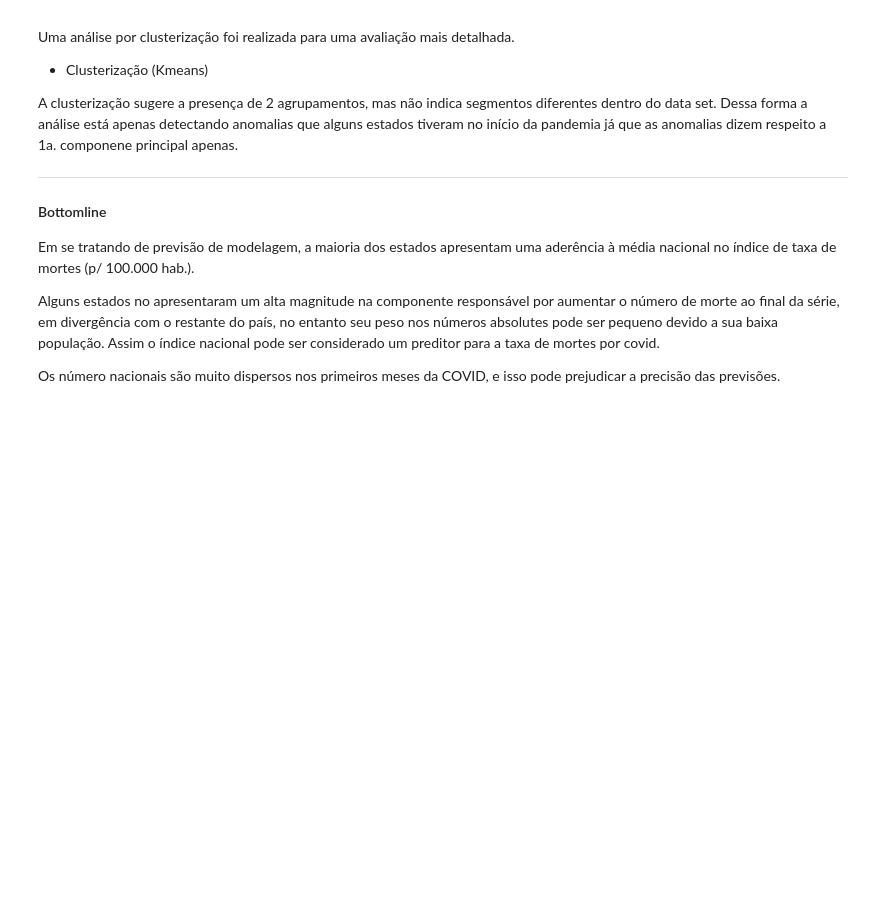
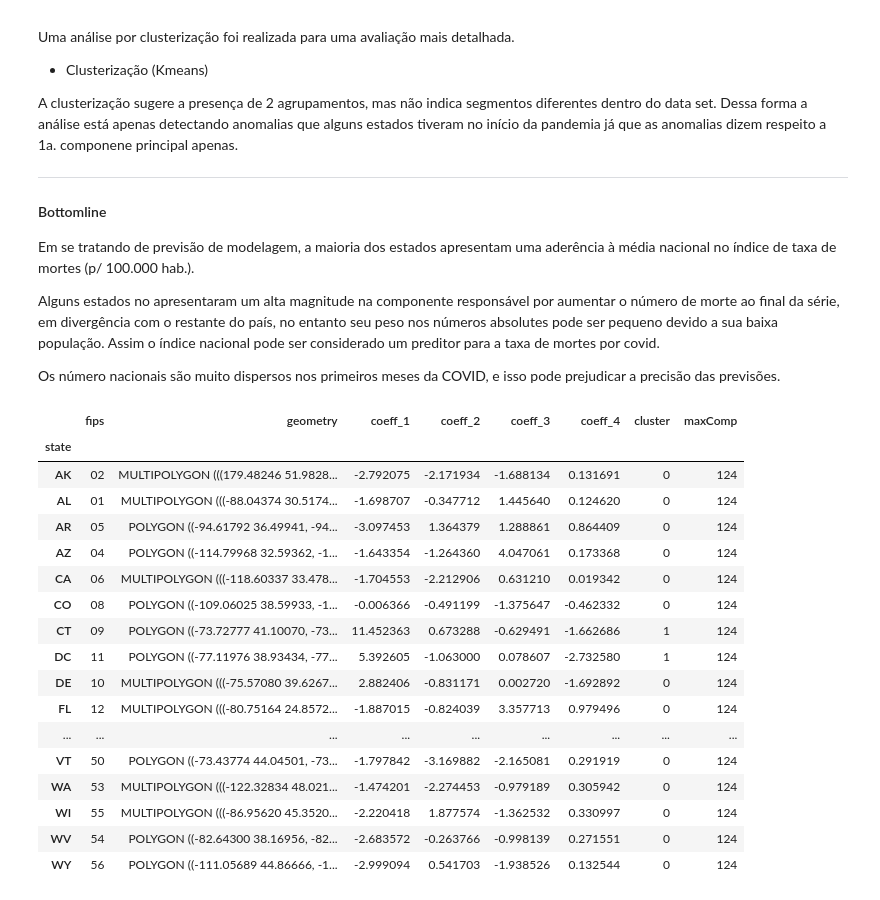
Before and after one commit to C0nrado/covid_prediction, a Jupyter notebook: 02_EDA_avancada.ipynb, the cells around one changed output. Saved outputs shown, nothing was run; the diff lists cells and outputs as text; code cells hidden in the pictures; blank space fills up the shorter version.

```diff
--- a/02_EDA_avancada.ipynb
+++ b/02_EDA_avancada.ipynb
@@ -268,0 +275,21 @@ Os número nacionais são muito dispersos nos primeiros meses da COVID, e isso p
+# %%
+usa.assign(maxComp = np.argmax(usa.filter(regex=r'[0-9]$', axis=1)))
+# %% [output]
+|  | fips | geometry | coeff_1 | coeff_2 | coeff_3 | coeff_4 | cluster | maxComp |
+| state |  |  |  |  |  |  |  |  |
+| AK | 02 | MULTIPOLYGON (((179.48246 51.9828... | -2.792075 | -2.171934 | -1.688134 | 0.131691 | 0 | 124 |
+| AL | 01 | MULTIPOLYGON (((-88.04374 30.5174... | -1.698707 | -0.347712 | 1.445640 | 0.124620 | 0 | 124 |
+| AR | 05 | POLYGON ((-94.61792 36.49941, -94... | -3.097453 | 1.364379 | 1.288861 | 0.864409 | 0 | 124 |
+| AZ | 04 | POLYGON ((-114.79968 32.59362, -1... | -1.643354 | -1.264360 | 4.047061 | 0.173368 | 0 | 124 |
+| CA | 06 | MULTIPOLYGON (((-118.60337 33.478... | -1.704553 | -2.212906 | 0.631210 | 0.019342 | 0 | 124 |
+| CO | 08 | POLYGON ((-109.06025 38.59933, -1... | -0.006366 | -0.491199 | -1.375647 | -0.462332 | 0 | 124 |
+| CT | 09 | POLYGON ((-73.72777 41.10070, -73... | 11.452363 | 0.673288 | -0.629491 | -1.662686 | 1 | 124 |
+| DC | 11 | POLYGON ((-77.11976 38.93434, -77... | 5.392605 | -1.063000 | 0.078607 | -2.732580 | 1 | 124 |
+| DE | 10 | MULTIPOLYGON (((-75.57080 39.6267... | 2.882406 | -0.831171 | 0.002720 | -1.692892 | 0 | 124 |
+| FL | 12 | MULTIPOLYGON (((-80.75164 24.8572... | -1.887015 | -0.824039 | 3.357713 | 0.979496 | 0 | 124 |
+| ... | ... | ... | ... | ... | ... | ... | ... | ... |
+| VT | 50 | POLYGON ((-73.43774 44.04501, -73... | -1.797842 | -3.169882 | -2.165081 | 0.291919 | 0 | 124 |
+| WA | 53 | MULTIPOLYGON (((-122.32834 48.021... | -1.474201 | -2.274453 | -0.979189 | 0.305942 | 0 | 124 |
+| WI | 55 | MULTIPOLYGON (((-86.95620 45.3520... | -2.220418 | 1.877574 | -1.362532 | 0.330997 | 0 | 124 |
+| WV | 54 | POLYGON ((-82.64300 38.16956, -82... | -2.683572 | -0.263766 | -0.998139 | 0.271551 | 0 | 124 |
+| WY | 56 | POLYGON ((-111.05689 44.86666, -1... | -2.999094 | 0.541703 | -1.938526 | 0.132544 | 0 | 124 |
```
Also changed, not shown: parts of 9 cells of this notebook, 3 other files.
